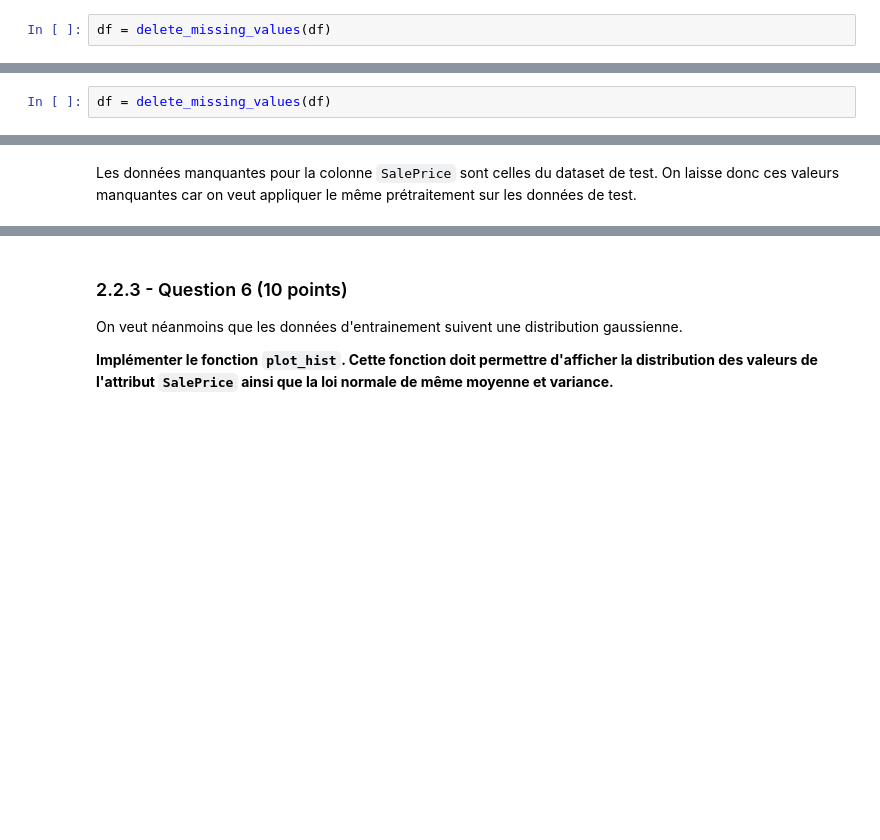
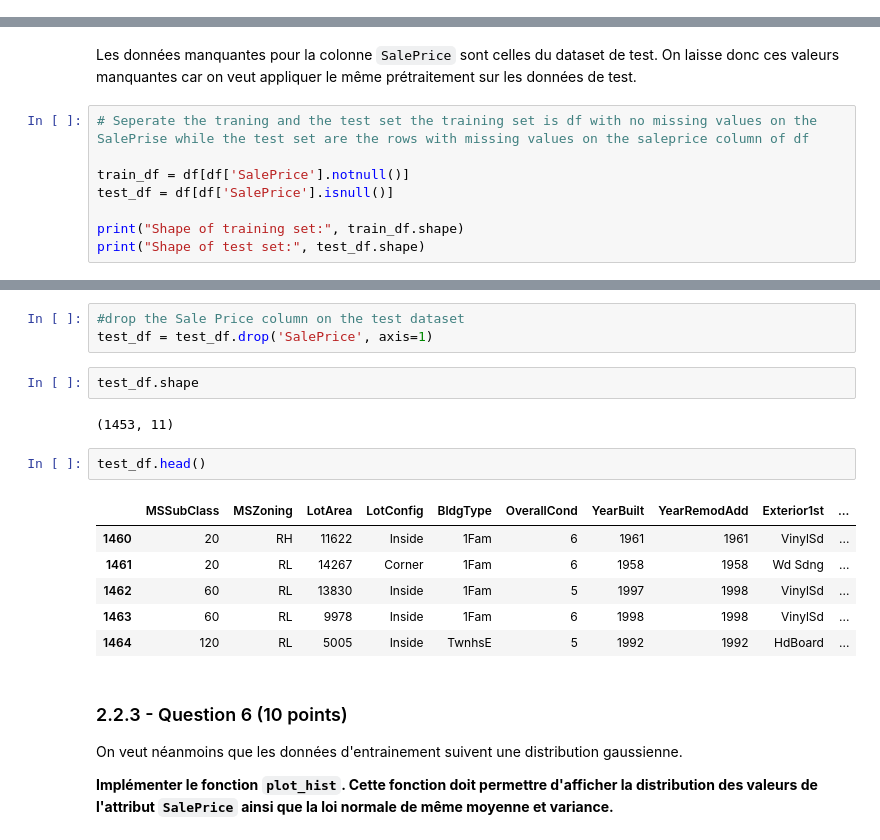
Before and after one commit to YopaNelly/AI-ML-Basics, a Jupyter notebook: Projet1.ipynb, the cells around one changed output, grey strips where cells are left out. Cells and saved outputs as stored; diff of their text form; blank space fills up the shorter version.

```diff
--- a/Projet1.ipynb
+++ b/Projet1.ipynb
@@ -283,2 +282,0 @@ df.shape
-# %%
-df = delete_missing_values(df)
@@ -300,5 +324,3 @@ df.isnull().sum()
 | TotalBsmtSF | 0 |
 | SalePrice | 1453 |
 dtype: int64
-# %%
-df = delete_missing_values(df)
@@ -307,2 +336,10 @@ AttributeError: 'NoneType' object has no attribute 'columns'
 # %% [markdown]
 Les données manquantes pour la colonne `SalePrice` sont celles du dataset de test. On laisse donc ces valeurs manquantes car on veut appliquer le même prétraitement sur les données de test.
+# %%
+# Seperate the traning and the test set the training set is df with no missing values on the SalePrise while the test set are the rows with missing values on the saleprice column of df
+
+train_df = df[df['SalePrice'].notnull()]
+test_df = df[df['SalePrice'].isnull()]
+
+print("Shape of training set:", train_df.shape)
+print("Shape of test set:", test_df.shape)
@@ -309,3 +366,19 @@ Les données manquantes pour la colonne `SalePrice` sont celles du dataset de te
+# %%
+#drop the Sale Price column on the test dataset
+test_df = test_df.drop('SalePrice', axis=1)
+# %%
+test_df.shape
+# %% [output]
+(1453, 11)
+# %%
+test_df.head()
+# %% [output]
+|  | MSSubClass | MSZoning | LotArea | LotConfig | BldgType | OverallCond | YearBuilt | YearRemodAdd | Exterior1st | ... |
+| 1460 | 20 | RH | 11622 | Inside | 1Fam | 6 | 1961 | 1961 | VinylSd | ... |
+| 1461 | 20 | RL | 14267 | Corner | 1Fam | 6 | 1958 | 1958 | Wd Sdng | ... |
+| 1462 | 60 | RL | 13830 | Inside | 1Fam | 5 | 1997 | 1998 | VinylSd | ... |
+| 1463 | 60 | RL | 9978 | Inside | 1Fam | 6 | 1998 | 1998 | VinylSd | ... |
+| 1464 | 120 | RL | 5005 | Inside | TwnhsE | 5 | 1992 | 1992 | HdBoard | ... |
 # %% [markdown]
 ### 2.2.3 - Question 6 (10 points)
 
```
Also changed, not shown: parts of 7 cells of this notebook.
